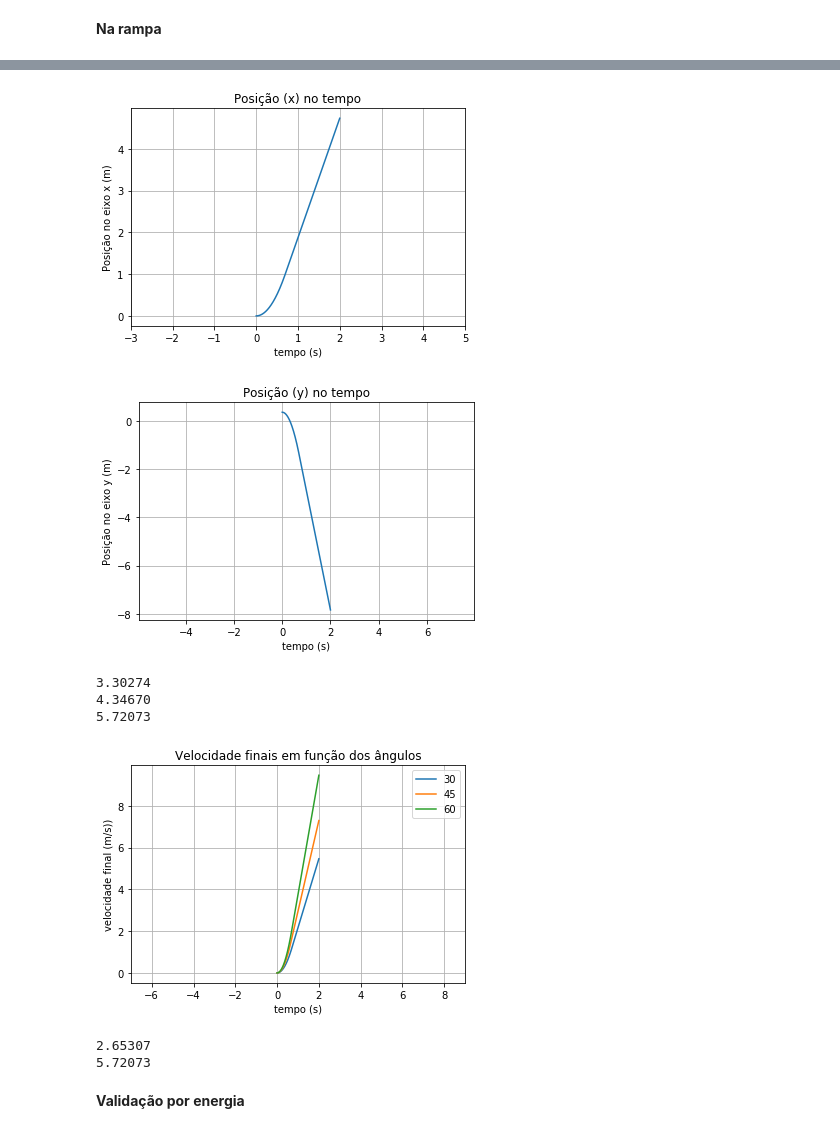
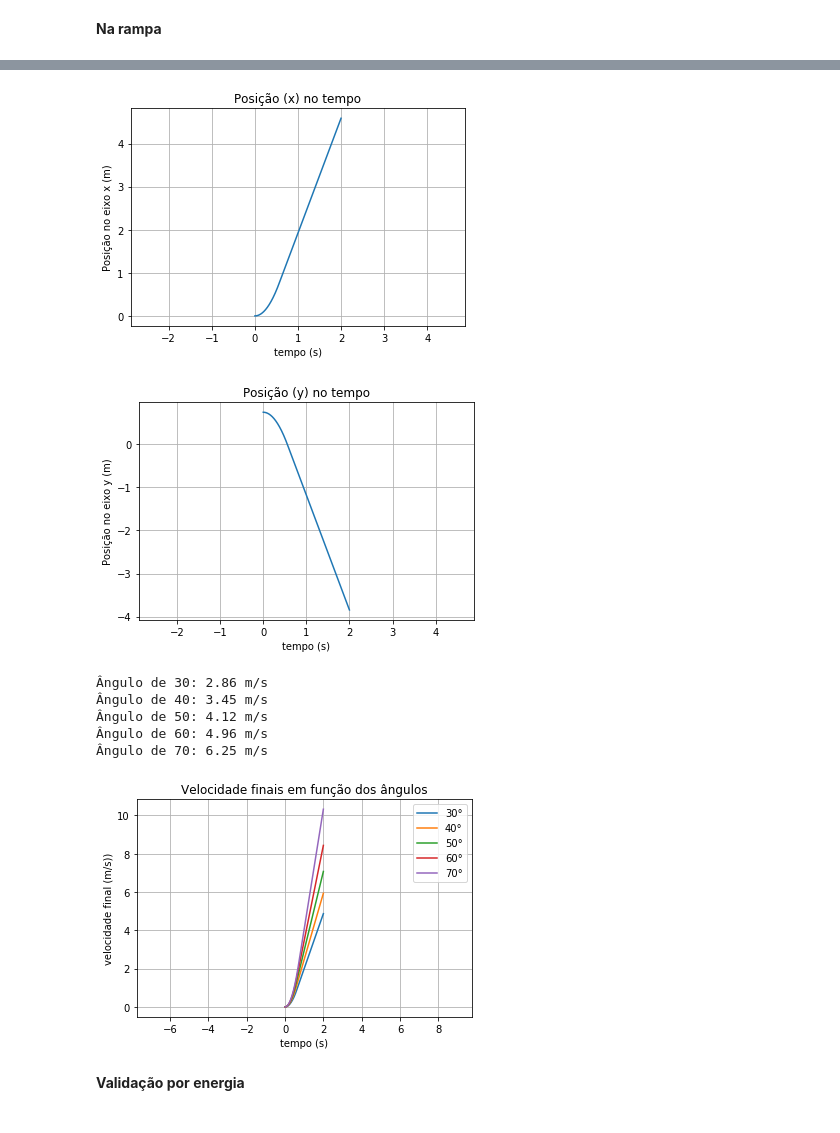
Before and after one commit to pedrocelia/Hot-Wheels, a Jupyter notebook: Hot Wheels(1).ipynb, the cells around one changed output, grey strips where cells are left out. Cells and saved outputs as stored; diff of their text form; code cells hidden in the pictures.

```diff
--- a/Hot Wheels(1).ipynb
+++ b/Hot Wheels(1).ipynb
@@ -23,7 +23,7 @@ peso = m*g #em N
 Cd = 0.82
 A = (2/100)*(2/100)
 p = 1
-ang = math.radians(20)
+ang = math.radians(45)
 sen = math.sin(ang)
 cos = math.cos(ang)
 altura = 1.05*math.sin(ang)
@@ -91,7 +91,7 @@ plt.show()
 
 #gráfico da influência do ângulo na velocidade final da rampa
 
-lista_de_angulos = [30,45,60]
+lista_de_angulos = [30,40,50,60,70]
 
 for angulo in lista_de_angulos:
     ang_radianos = math.radians(angulo)
@@ -101,8 +101,8 @@ for angulo in lista_de_angulos:
     vxf = solucao_para_velocidade[:,2][-1]
     vyf = solucao_para_velocidade[:,3][-1]
     vf = math.sqrt((vxf**2) + (vyf**2))
-    print('%.5f' %vf)
-    plt.plot(tempo, solucao_para_velocidade[:,4],label=angulo)
+    plt.plot(tempo, solucao_para_velocidade[:,4],label="{0}°".format(angulo))
+    print("Ângulo de {0}: {1} m/s".format(angulo, '%.2f' %vf))
 plt.xlabel('tempo (s)')
 plt.ylabel('velocidade final (m/s))')
 plt.title('Velocidade finais em função dos ângulos')
@@ -110,13 +110,4 @@ plt.axis('equal')
 plt.legend()
 plt.grid(True)
 plt.show()
-
-
-#Verificando a velocidade final
-vxf = solucao[:,2][-1]
-vyf = solucao[:,3][-1]
-vf = math.sqrt((vxf**2) + (vyf**2))
-
-print('%.5f' %math.sqrt(2*g*altura))
-print('%.5f' %vf)
 # %% [output]
@@ -124,11 +115,11 @@ print('%.5f' %vf)
-[figure, old version]
+[figure, new version]
-[figure, old version]
+[figure, new version]
-3.30274
-4.34670
-5.72073
+Ângulo de 30: 2.86 m/s
+Ângulo de 40: 3.45 m/s
+Ângulo de 50: 4.12 m/s
+Ângulo de 60: 4.96 m/s
+Ângulo de 70: 6.25 m/s
-[figure, old version]
+[figure, new version]
-2.65307
-5.72073
 # %% [markdown]
 **Validação por energia**
 # %%
```
Also changed, not shown: parts of 7 cells of this notebook.
